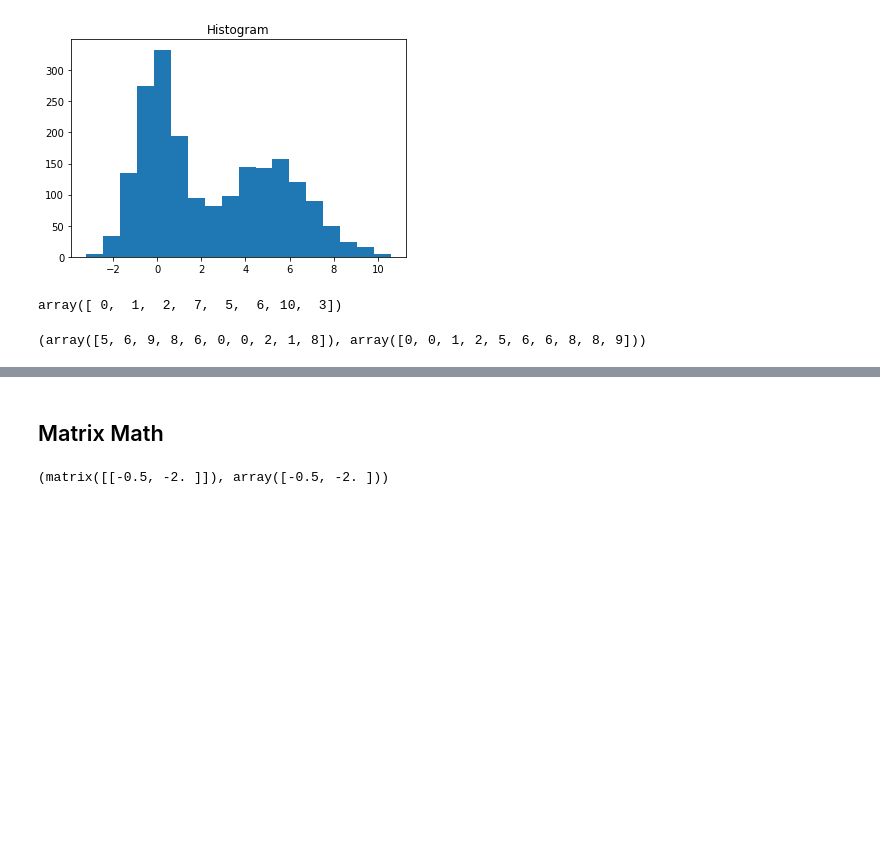
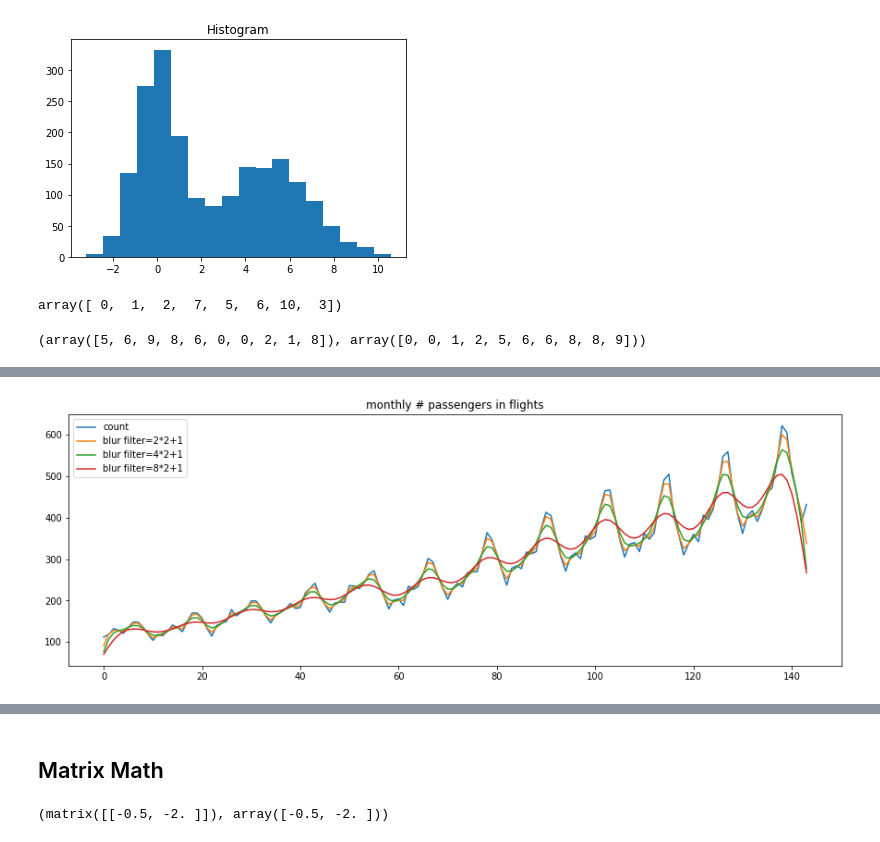
Before and after one commit to fireofearth/document, a Jupyter notebook: python/doc.numpy.ipynb, the cells around one changed output, grey strips where cells are left out. Drawn from its saved outputs; the diff is of its cells as text; code cells hidden in the pictures; blank space fills up the shorter version.

Commit message:
python/doc.kaggle how to download and load CSV dataset from Kaggle; python/doc.numpy 1D convolutions; various cleaning and minor cells

```diff
--- a/python/doc.numpy.ipynb
+++ b/python/doc.numpy.ipynb
@@ -1666,0 +1765,30 @@ ax.plot(f(moving_average(a, n=10), 9))
+# %%
+# Gaussian blur convolution on Seaborn flights dataset.
+
+def kernel_gaussian(N, M, *params):
+    x = np.linspace(-M, M, 2*N + 1)
+    z = scipy.stats.norm.pdf(x, loc=0, scale=1)
+    return z / np.sum(z)
+
+def apply_kernel_1d(x, kernel, *params):
+    z = kernel(*params)
+    y = np.convolve(x, z, mode='full')
+    l = len(z)
+    N = (l - 1 if l % 2 == 1 else l) // 2
+    return y[N:-N], z
+
+flights = sns.load_dataset("flights")
+passengers = flights["passengers"]
+y1, z1 = apply_kernel_1d(passengers, kernel_gaussian, 2, 3)
+y2, z2 = apply_kernel_1d(passengers, kernel_gaussian, 4, 3)
+y3, z3 = apply_kernel_1d(passengers, kernel_gaussian, 8, 3)
+fig = plt.figure(figsize=(15, 5))
+ax = fig.add_subplot()
+ax.plot(passengers, label="count")
+ax.plot(y1, label="blur filter=2*2+1")
+ax.plot(y2, label="blur filter=4*2+1")
+ax.plot(y3, label="blur filter=8*2+1")
+ax.legend()
+ax.set_title("monthly # passengers in flights"); None
+# %% [output]
+[figure, added]
```
Also changed, not shown: parts of 11 cells of this notebook, 11 other files.
